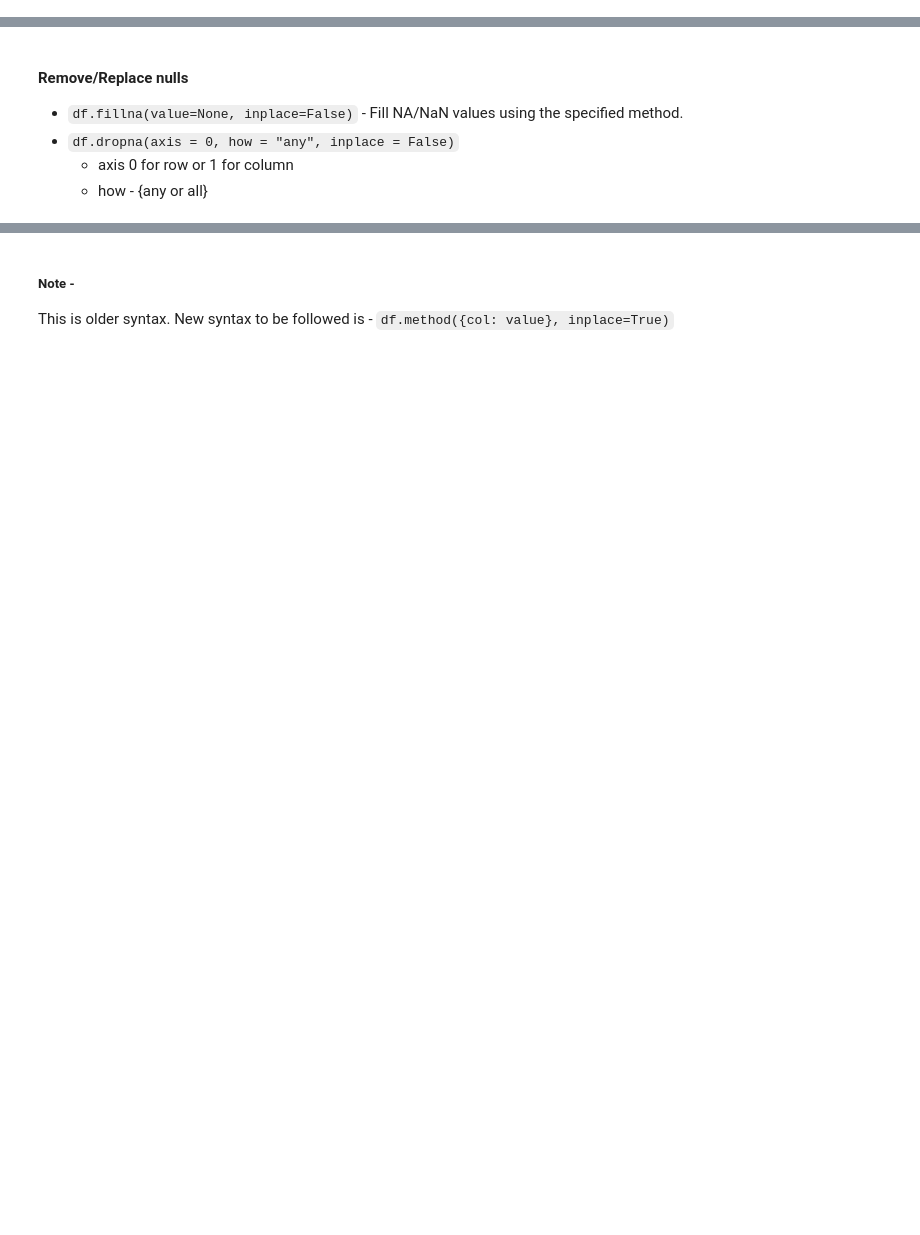
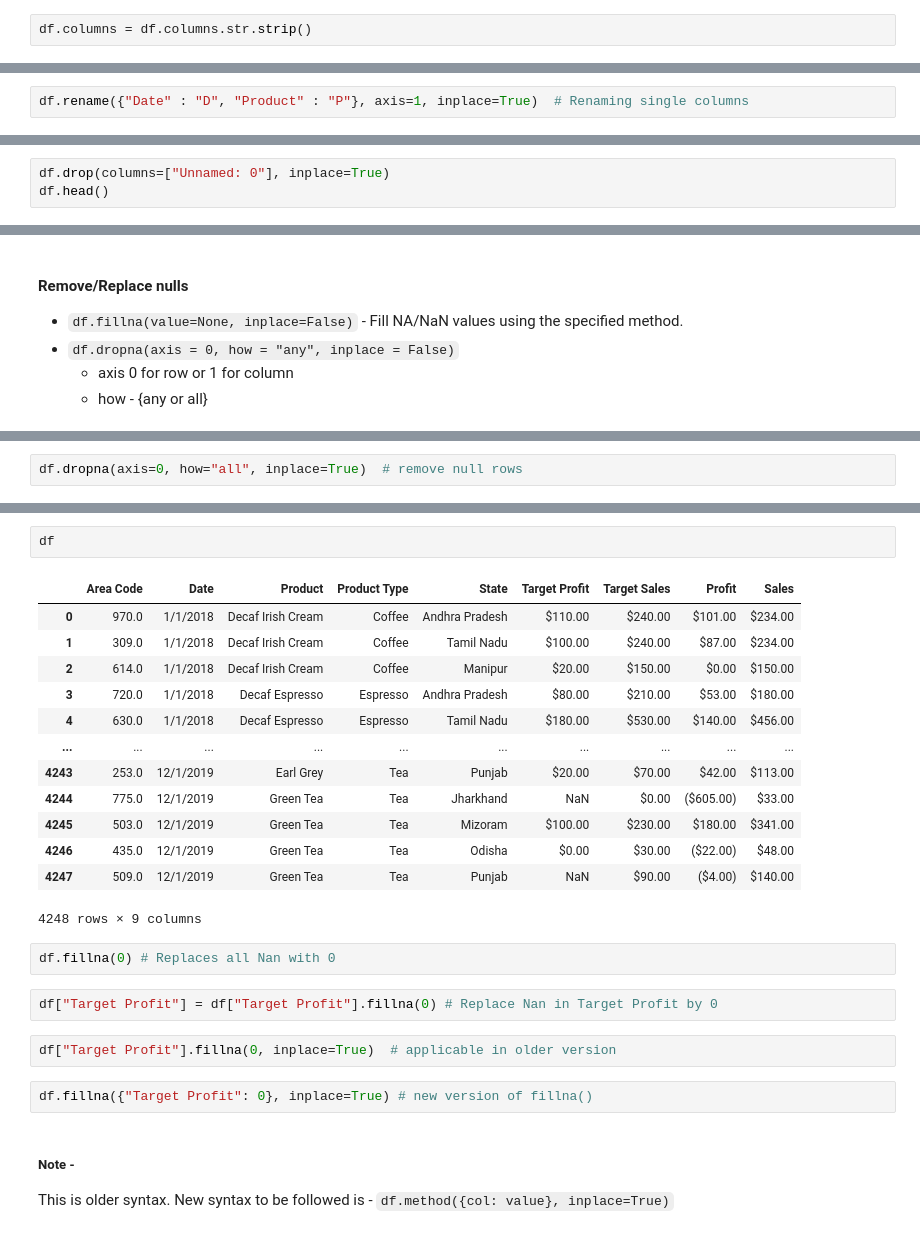
Before and after one commit to knowledge-corner/Cummins_Material, a Jupyter notebook: Classwork/Module 2 - Data Handling.ipynb, the cells around one changed output, grey strips where cells are left out. Saved outputs shown, nothing was run; the diff lists cells and outputs as text; blank space fills up the shorter version.

```diff
--- a/Classwork/Module 2 - Data Handling.ipynb
+++ b/Classwork/Module 2 - Data Handling.ipynb
@@ -666,0 +427,2 @@ plt.rcParams['legend.labelcolor'] = 'darkslategrey'  # Legend label text color
+# %%
+df.columns = df.columns.str.strip()
@@ -666,0 +435,2 @@ plt.rcParams['legend.labelcolor'] = 'darkslategrey'  # Legend label text color
+# %%
+df.rename({"Date" : "D", "Product" : "P"}, axis=1, inplace=True)  # Renaming single columns
@@ -669,0 +507,3 @@ plt.rcParams['legend.labelcolor'] = 'darkslategrey'  # Legend label text color
+# %%
+df.drop(columns=["Unnamed: 0"], inplace=True)
+df.head()
@@ -676,0 +546,2 @@ plt.rcParams['legend.labelcolor'] = 'darkslategrey'  # Legend label text color
+# %%
+df.dropna(axis=0, how="all", inplace=True)  # remove null rows
@@ -677,3 +577,27 @@ plt.rcParams['legend.labelcolor'] = 'darkslategrey'  # Legend label text color
+# %%
+df
+# %% [output]
+|  | Area Code | Date | Product | Product Type | State | Target Profit | Target Sales | Profit | Sales |
+| 0 | 970.0 | 1/1/2018 | Decaf Irish Cream | Coffee | Andhra Pradesh | $110.00 | $240.00 | $101.00 | $234.00 |
+| 1 | 309.0 | 1/1/2018 | Decaf Irish Cream | Coffee | Tamil Nadu | $100.00 | $240.00 | $87.00 | $234.00 |
+| 2 | 614.0 | 1/1/2018 | Decaf Irish Cream | Coffee | Manipur | $20.00 | $150.00 | $0.00 | $150.00 |
+| 3 | 720.0 | 1/1/2018 | Decaf Espresso | Espresso | Andhra Pradesh | $80.00 | $210.00 | $53.00 | $180.00 |
+| 4 | 630.0 | 1/1/2018 | Decaf Espresso | Espresso | Tamil Nadu | $180.00 | $530.00 | $140.00 | $456.00 |
+| ... | ... | ... | ... | ... | ... | ... | ... | ... | ... |
+| 4243 | 253.0 | 12/1/2019 | Earl Grey | Tea | Punjab | $20.00 | $70.00 | $42.00 | $113.00 |
+| 4244 | 775.0 | 12/1/2019 | Green Tea | Tea | Jharkhand | NaN | $0.00 | ($605.00) | $33.00 |
+| 4245 | 503.0 | 12/1/2019 | Green Tea | Tea | Mizoram | $100.00 | $230.00 | $180.00 | $341.00 |
+| 4246 | 435.0 | 12/1/2019 | Green Tea | Tea | Odisha | $0.00 | $30.00 | ($22.00) | $48.00 |
+| 4247 | 509.0 | 12/1/2019 | Green Tea | Tea | Punjab | NaN | $90.00 | ($4.00) | $140.00 |
+4248 rows × 9 columns
+# %%
+df.fillna(0) # Replaces all Nan with 0
+# %%
+df["Target Profit"] = df["Target Profit"].fillna(0) # Replace Nan in Target Profit by 0
+# %%
+df["Target Profit"].fillna(0, inplace=True)  # applicable in older version
+# %%
+df.fillna({"Target Profit": 0}, inplace=True) # new version of fillna()
 # %% [markdown]
 ##### Note -
 This is older syntax. New syntax to be followed is - `df.method({col: value}, inplace=True)`
```
Also changed, not shown: parts of 106 cells of this notebook.
